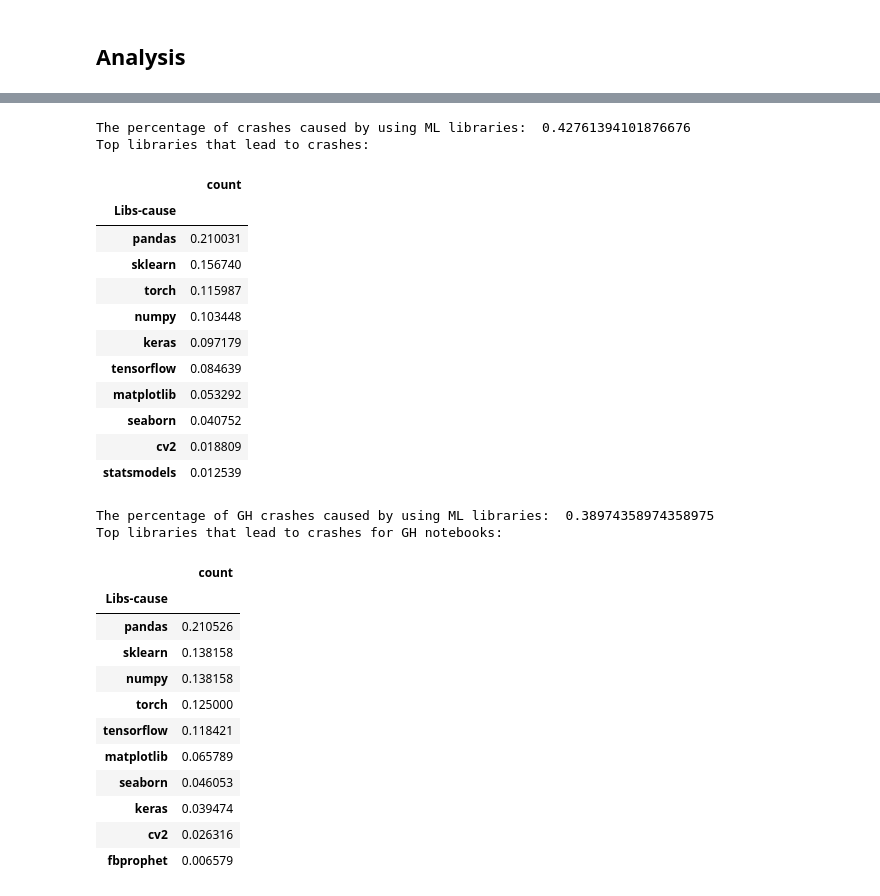
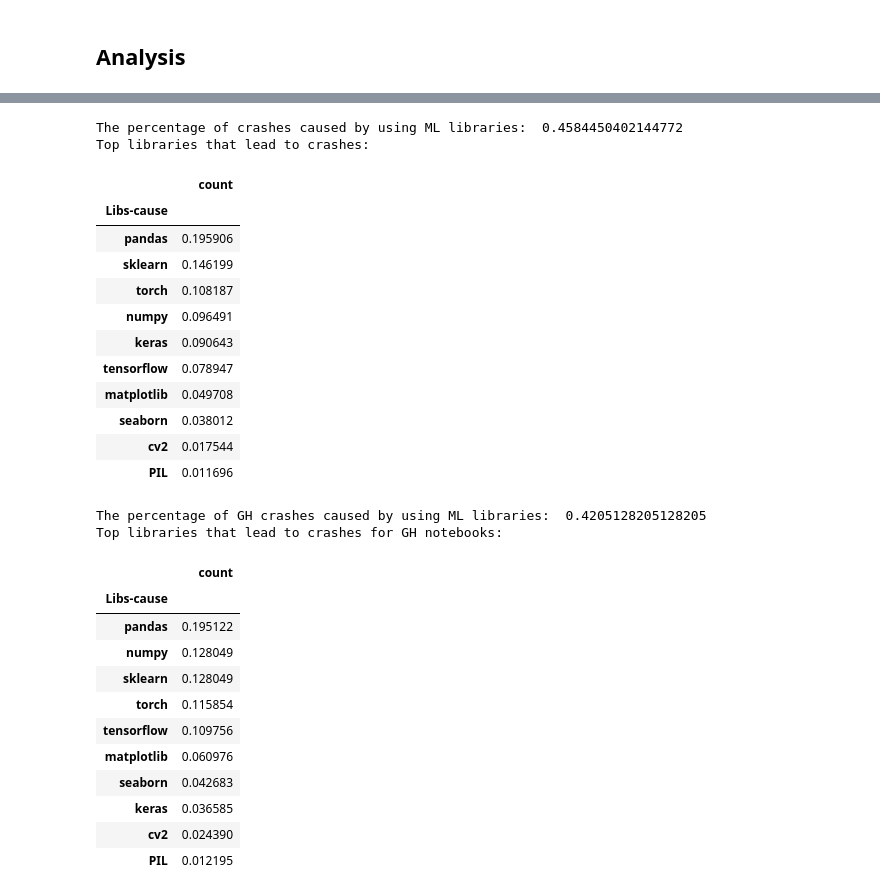
Before and after one commit to PELAB-LiU/jupyter_nbs_empirical, a Jupyter notebook: data_analysis_[additional-manual_labels_libraries].ipynb, the cells around one changed output, grey strips where cells are left out. Drawn from its saved outputs; the diff is of its cells as text; code cells hidden in the pictures.

```diff
--- a/data_analysis_[additional-manual_labels_libraries].ipynb
+++ b/data_analysis_[additional-manual_labels_libraries].ipynb
@@ -17,23 +15,28 @@ path_default=WindowsPath('C:/Users/yirwa29/Downloads/data_jupyter_nbs_empirical'
+# %%
+df_mlerr_labels_mllibs = df_mlerr_labels[df_mlerr_labels.label_if_ML_bug.isin(config.label_if_ML_bug["ML bug"])]
+df_mlerr_labels_mllibs = df_mlerr_labels[~df_mlerr_labels.label_root_cause.isin(config.label_root_cause["NB specific"]+
+                                  ["module not installed", "change of environment", "file/path not found or exist", "external control (window closed)", "settings(permission, environment)"]+
+                                  ["did not import", "undefined variable", "undefined function", "typo"])]
+df_mlerr_labels_mllibs = df_mlerr_labels[(df_mlerr_labels["Libs-cause"]!="None")]
 # %%
-df_mlerr_labels_mllibs = df_mlerr_labels[(df_mlerr_labels["Libs-cause"]!="None")&(df_mlerr_labels["label_if_ML_bug"].isin(config.label_if_ML_bug["ML bug"]))]
 print("The percentage of crashes caused by using ML libraries: ", df_mlerr_labels_mllibs.shape[0]/df_mlerr_labels.shape[0])
 print("Top libraries that lead to crashes:")
 pd.DataFrame(df_mlerr_labels_mllibs["Libs-cause"].value_counts()[:10]/df_mlerr_labels_mllibs.shape[0])
 # %% [output]
-The percentage of crashes caused by using ML libraries:  0.42761394101876676
+The percentage of crashes caused by using ML libraries:  0.4584450402144772
 Top libraries that lead to crashes:
 |  | count |
 | Libs-cause |  |
-| pandas | 0.210031 |
-| sklearn | 0.156740 |
-| torch | 0.115987 |
-| numpy | 0.103448 |
-| keras | 0.097179 |
-| tensorflow | 0.084639 |
-| matplotlib | 0.053292 |
-| seaborn | 0.040752 |
-| cv2 | 0.018809 |
-| statsmodels | 0.012539 |
+| pandas | 0.195906 |
+| sklearn | 0.146199 |
+| torch | 0.108187 |
+| numpy | 0.096491 |
+| keras | 0.090643 |
+| tensorflow | 0.078947 |
+| matplotlib | 0.049708 |
+| seaborn | 0.038012 |
+| cv2 | 0.017544 |
+| PIL | 0.011696 |
 # %%
 df_mlerr_labels_gh = df_mlerr_labels[(df_mlerr_labels["nb_source"]==config.NB_SOURCE["github"])]
 df_mlerr_labels_mllibs_gh = df_mlerr_labels_mllibs[(df_mlerr_labels_mllibs["nb_source"]==config.NB_SOURCE["github"])]
@@ -41,20 +44,20 @@ print("The percentage of GH crashes caused by using ML libraries: ", df_mlerr_la
 print("Top libraries that lead to crashes for GH notebooks:")
 pd.DataFrame(df_mlerr_labels_mllibs_gh["Libs-cause"].value_counts()[:10]/df_mlerr_labels_mllibs_gh.shape[0])
 # %% [output]
-The percentage of GH crashes caused by using ML libraries:  0.38974358974358975
+The percentage of GH crashes caused by using ML libraries:  0.4205128205128205
 Top libraries that lead to crashes for GH notebooks:
 |  | count |
 | Libs-cause |  |
-| pandas | 0.210526 |
-| sklearn | 0.138158 |
-| numpy | 0.138158 |
-| torch | 0.125000 |
-| tensorflow | 0.118421 |
-| matplotlib | 0.065789 |
-| seaborn | 0.046053 |
-| keras | 0.039474 |
-| cv2 | 0.026316 |
-| fbprophet | 0.006579 |
+| pandas | 0.195122 |
+| numpy | 0.128049 |
+| sklearn | 0.128049 |
+| torch | 0.115854 |
+| tensorflow | 0.109756 |
+| matplotlib | 0.060976 |
+| seaborn | 0.042683 |
+| keras | 0.036585 |
+| cv2 | 0.024390 |
+| PIL | 0.012195 |
 # %%
 df_mlerr_labels_k = df_mlerr_labels[(df_mlerr_labels["nb_source"]==config.NB_SOURCE["kaggle"])]
 df_mlerr_labels_mllibs_k = df_mlerr_labels_mllibs[(df_mlerr_labels_mllibs["nb_source"]==config.NB_SOURCE["kaggle"])]
```
Also changed, not shown: parts of 5 cells of this notebook.
